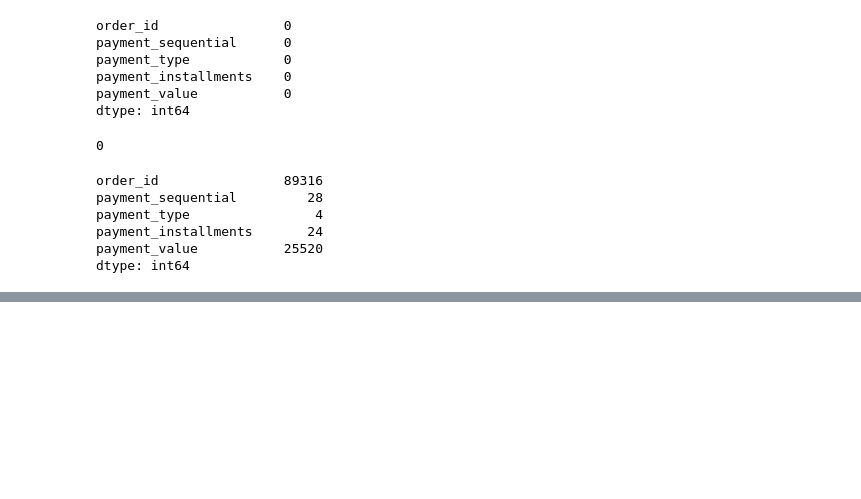
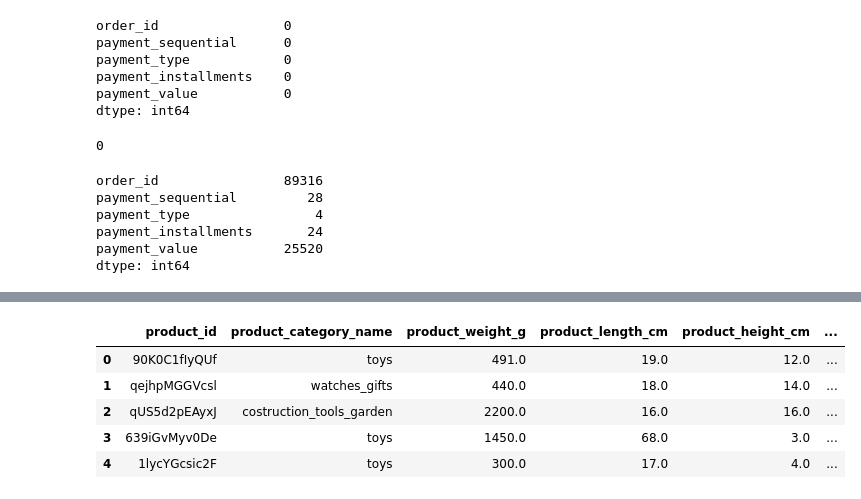
Before and after one commit to JatinY459/ecommerce-data-analysis, a Jupyter notebook: notebooks/01_data_overview.ipynb, the cells around one changed output, grey strips where cells are left out. Saved outputs shown, nothing was run; the diff lists cells and outputs as text; code cells hidden in the pictures; blank space fills up the shorter version.

```diff
--- a/notebooks/01_data_overview.ipynb
+++ b/notebooks/01_data_overview.ipynb
@@ -581,0 +587,9 @@ dtype: int64
+# %%
+products.head()
+# %% [output]
+|  | product_id | product_category_name | product_weight_g | product_length_cm | product_height_cm | ... |
+| 0 | 90K0C1fIyQUf | toys | 491.0 | 19.0 | 12.0 | ... |
+| 1 | qejhpMGGVcsl | watches_gifts | 440.0 | 18.0 | 14.0 | ... |
+| 2 | qUS5d2pEAyxJ | costruction_tools_garden | 2200.0 | 16.0 | 16.0 | ... |
+| 3 | 639iGvMyv0De | toys | 1450.0 | 68.0 | 3.0 | ... |
+| 4 | 1lycYGcsic2F | toys | 300.0 | 17.0 | 4.0 | ... |
```
Also changed, not shown: parts of 12 cells of this notebook.
